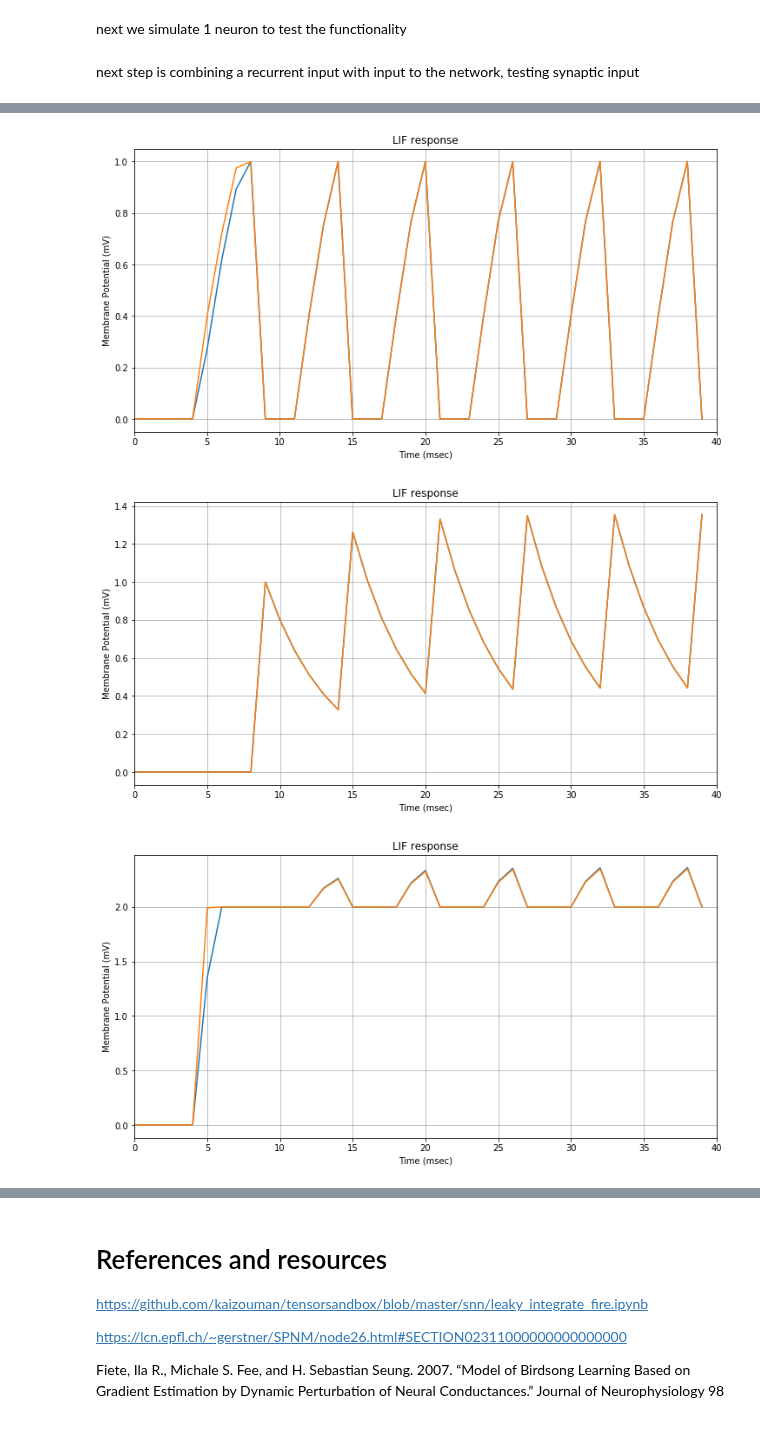
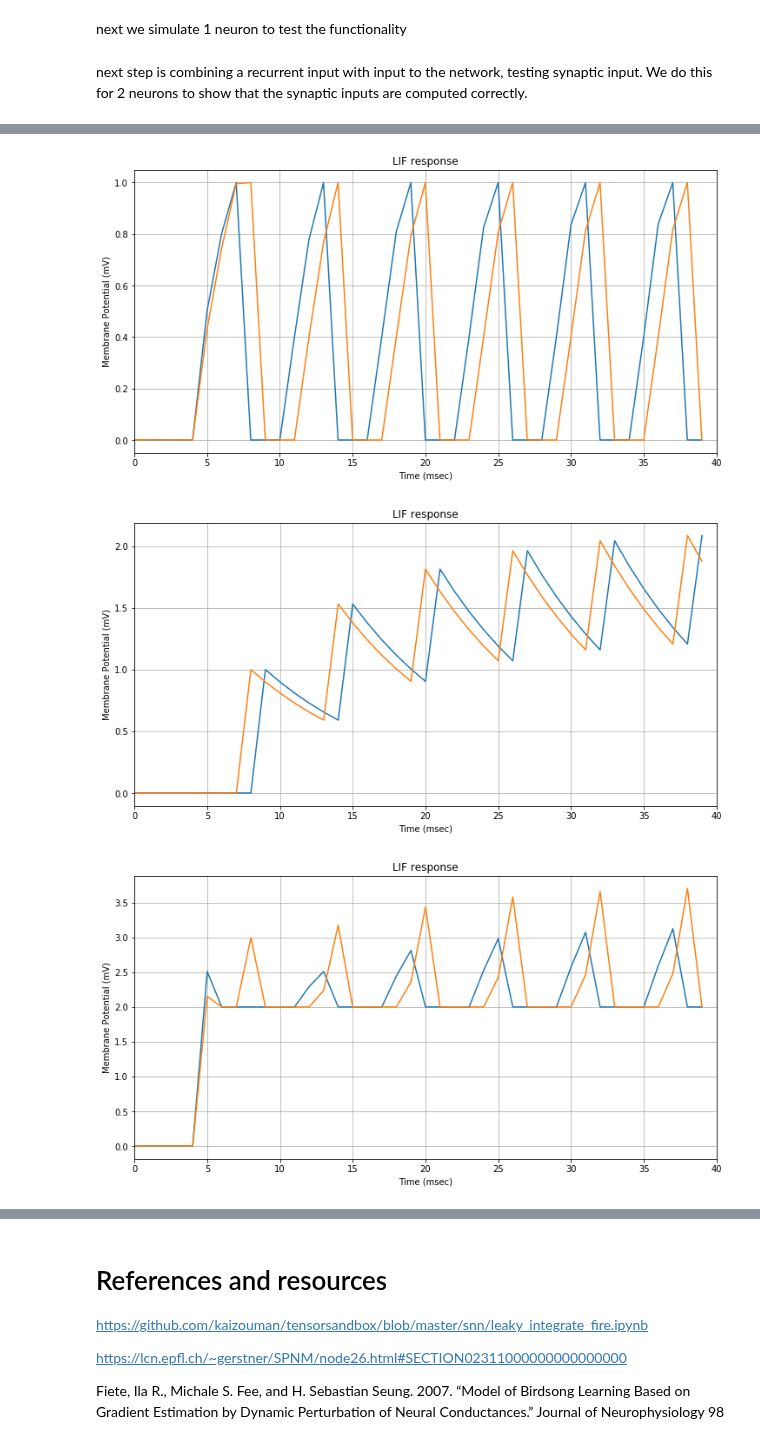
Before and after one commit to eghbalhosseini/KeRNL, a Jupyter notebook: LIFNetwork.ipynb, the cells around one changed output, grey strips where cells are left out. Cells and saved outputs as stored; diff of their text form; code cells hidden in the pictures.

Commit message:
fixed an issue with synaptic input matrix

```diff
--- a/LIFNetwork.ipynb
+++ b/LIFNetwork.ipynb
@@ -210,12 +210,12 @@ plt.figure()
 plt.scatter(steps*dt, neurons, s=3)
 plt.xlim([0,T])
 # %% [markdown]
-next step is combining a recurrent input with input to the network, testing synaptic input
+next step is combining a recurrent input with input to the network, testing synaptic input. We do this for 2 neurons to show that the synaptic inputs are computed correctly.
 # %%
 # basic LIFneuron
 class LIFNeuron(object):
     # initialize the network object
-    def __init__(self,n_Neur=1, tau_m=5.0, v_Theta=1, v_Reset=0.0, tau_s=5,spike_threshold=1.0,tau_refract=1.0):
+    def __init__(self,n_Neur=1, tau_m=5.0, v_Theta=1, v_Reset=0.0, tau_s=10.0,spike_threshold=1.0,tau_refract=1.0):
         # number of neurons
         self.n_Neur=n_Neur
         # membrane capacitance
@@ -236,7 +236,7 @@ class LIFNeuron(object):
             # get vars and place holders for the network
             self.get_vars_and_ph()
             # operations on the graph to implement the dynamics
-            self.potential, self.has_fired, self.synapse_voltage, self.synapse_current= self.get_response()
+            self.potential, self.has_fired, self.synapse_voltage, self.synapse_current,self.has_fired_ax = self.get_response()
             # TODO : define outputs
 
     # function for variables and placeholders
@@ -247,7 +247,8 @@ class LIFNeuron(object):
         self.V_Reset=tf.constant(self.v_Reset,shape=[self.n_Neur,1],dtype=tf.float32,name='V_Reset')
         self.I_ext=tf.placeholder(dtype=tf.float32,shape=[self.n_Neur,1],name='I_ext')
         self.dt=tf.placeholder(dtype=tf.float32, name='dt')
-        self.W=tf.Variable(tf.random.normal(shape=[self.n_Neur,self.n_Neur],mean=1.0,stddev=0.1,dtype=tf.float32),name='W')
+        self.W=tf.Variable(tf.constant(1.0,shape=[self.n_Neur,self.n_Neur],dtype=tf.float32),name='W')
+        #self.W=tf.Variable(tf.random.normal(shape=[self.n_Neur,self.n_Neur],mean=1.0,stddev=0.1,dtype=tf.float32),name='W')
         self.G=tf.Variable(tf.ones(shape=[self.n_Neur,1],dtype=tf.float32),name='G')
         self.S=tf.Variable(tf.zeros(shape=[self.n_Neur,self.n_Neur],dtype=tf.float32),name='S')
         self.I_syn=tf.Variable(tf.ones(shape=[self.n_Neur,1],dtype=tf.float32),name='I_syn')
@@ -268,13 +269,13 @@ class LIFNeuron(object):
                                      tf.constant(100.0,shape=[self.n_Neur,self.n_Neur]))
         has_fired_op_float=tf.where(has_fired_op,tf.constant(1.0,shape=[self.n_Neur,1],dtype=tf.float32),
                                     tf.constant(0.0,shape=[self.n_Neur,1],dtype=tf.float32))
-        has_fired_temp=tf.tile(has_fired_op_float,[1,self.n_Neur])
+        has_fired_temp=tf.transpose(tf.tile(has_fired_op_float,[1,self.n_Neur]))
         has_fired_ax=tf.clip_by_value(tf.subtract(has_fired_temp,tf.eye(self.n_Neur,dtype=tf.float32)),0.0,100)
         S_update= tf.assign(self.S,tf.add(S_op,has_fired_ax))
         G_op=tf.assign(self.G,tf.reduce_sum(tf.multiply(self.W,S_update), 1, keepdims=True))
-        I_syn=tf.assign(self.I_syn,tf.add(tf.multiply(G_op,v_op),I_ext))
+        I_input=tf.assign(self.I_syn,tf.add(tf.multiply(G_op,v_op),I_ext))
         with tf.control_dependencies([S_op,S_temp,dS_op,has_fired_ax,has_fired_op_float]):
-            return G_op, S_update, I_syn
+            return G_op, S_update, I_input , has_fired_ax
 
     # function for getting input Current
     def get_input_op(self,has_fired_op,v_op):
@@ -300,10 +301,10 @@ class LIFNeuron(object):
     def get_response(self):
         v_update,has_fired_op=self.get_reset_op()
         I_app=self.get_input_op(has_fired_op,v_update)
-        G_op, S_op,I_syn=self.get_conductance_op(has_fired_op,v_update,I_app)
+        G_op, S_op,I_syn, has_fired_ax=self.get_conductance_op(has_fired_op,v_update,I_app)
         V_op, has_fired_op=self.get_integrating_op(v_update,has_fired_op,I_syn)
         with tf.control_dependencies([v_update,has_fired_op,G_op]):
-            return V_op, has_fired_op, S_op, I_syn
+            return V_op, has_fired_op, G_op, I_syn, has_fired_ax
 
 #################################
 #################################
@@ -320,6 +321,7 @@ U = []
 V= []
 S= []
 P=[]
+Q=[]
 
 n_Neur=2
 neuron = LIFNeuron(n_Neur=n_Neur,tau_refract=3.0)
@@ -334,6 +336,7 @@ with tf.Session(graph=neuron.graph) as sess:
         # Set input current in mA
         if t > 5 and t < 50:
             I_ext = np.full([n_Neur,1],2.0)
+            #I_ext = np.random.normal(1.5,1.5,[n_Neur,1])
         elif t > 4 and t < 100:
             I_ext = np.random.normal(1.5,1.5,[n_Neur,1])
         elif t > 120 and t < 180:
@@ -344,13 +347,14 @@ with tf.Session(graph=neuron.graph) as sess:
 
         #u, v = sess.run([neuron.potential, neuron.V_Update], feed_dict=feed)
 
-        u,v, s ,p = sess.run([neuron.potential,neuron.has_fired, neuron.synapse_voltage, neuron.synapse_current], feed_dict=feed)
+        u,v, s ,p,q = sess.run([neuron.potential,neuron.has_fired, neuron.synapse_voltage, neuron.synapse_current, neuron.has_fired_ax], feed_dict=feed)
 
         I.append(I_ext.flatten())
         U.append(u.flatten())
         V.append(v.flatten())
-        S.append([s[0,1],s[1,0]])
+        S.append(s.flatten())
         P.append(p.flatten())
+        Q.append([q[0,1],q[1,0]])
 
 U1=np.array(U)
 U2=np.array(V)
@@ -399,3 +403,3 @@ plt.grid(1)
-[figure, old version]
+[figure, new version]
-[figure, old version]
+[figure, new version]
-[figure, old version]
+[figure, new version]
```
Also changed, not shown: parts of 3 cells of this notebook.
